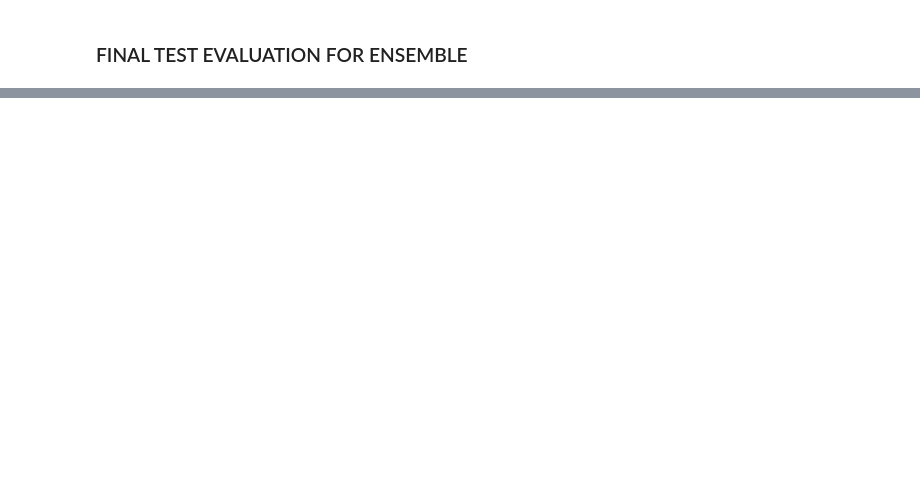
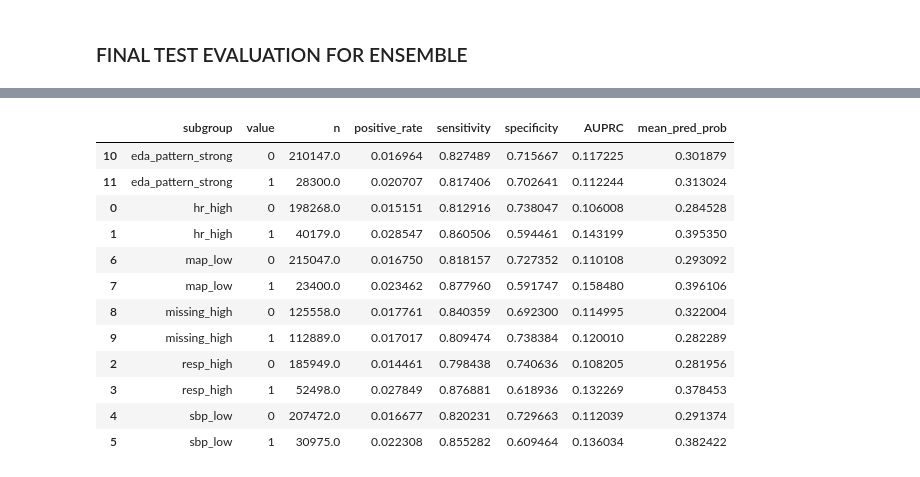
Before and after one commit to thuhieucn/Early-Sepsis-Prediction-in-Intensive-Care-Units, a Jupyter notebook: lstm-model-ensemble.ipynb, the cells around one changed output, grey strips where cells are left out. Drawn from its saved outputs; the diff is of its cells as text; code cells hidden in the pictures; blank space fills up the shorter version.

```diff
--- a/lstm-model-ensemble.ipynb
+++ b/lstm-model-ensemble.ipynb
@@ -687,0 +1420,4 @@ weighted avg     0.9317    0.7816    0.8323     45552
+# %%
+# Fixed missingness cutoff from TRAIN
+missing_cutoff = meta_train['raw_missing_rate_window'].median()
+print("missing_cutoff from train =", missing_cutoff)
@@ -687,0 +1572,10 @@ weighted avg     0.9317    0.7816    0.8323     45552
+# %%
+from sklearn.metrics import confusion_matrix
+
+tn, fp, fn, tp = confusion_matrix(
+    df_test_analysis['y_true'],
+    df_test_analysis['y_pred'],
+    labels=[0, 1]
+).ravel()
+
+print("TN, FP, FN, TP =", tn, fp, fn, tp)
@@ -687,0 +1968,73 @@ weighted avg     0.9317    0.7816    0.8323     45552
+# %%
+from sklearn.metrics import average_precision_score
+
+def compute_metrics(df):
+    y_true = df['y_true']
+    y_pred = df['y_pred']
+    y_prob = df['y_prob']
+
+    tp = ((y_true == 1) & (y_pred == 1)).sum()
+    fn = ((y_true == 1) & (y_pred == 0)).sum()
+    tn = ((y_true == 0) & (y_pred == 0)).sum()
+    fp = ((y_true == 0) & (y_pred == 1)).sum()
+
+    sensitivity = tp / (tp + fn) if (tp + fn) > 0 else np.nan
+    specificity = tn / (tn + fp) if (tn + fp) > 0 else np.nan
+
+    try:
+        auprc = average_precision_score(y_true, y_prob)
+    except:
+        auprc = np.nan
+
+    return pd.Series({
+        'n': len(df),
+        'positive_rate': y_true.mean(),
+        'sensitivity': sensitivity,
+        'specificity': specificity,
+        'AUPRC': auprc,
+        'mean_pred_prob': y_prob.mean()
+    })
+
+
+subgroups = [
+    'hr_high',
+    'resp_high',
+    'sbp_low',
+    'map_low',
+    'missing_high',
+    'eda_pattern_strong'
+]
+
+rows = []
+
+for sg in subgroups:
+    for val in [0, 1]:
+        df_sub = df_test_analysis[df_test_analysis[sg] == val]
+
+        metrics = compute_metrics(df_sub)
+        metrics['subgroup'] = sg
+        metrics['value'] = val
+
+        rows.append(metrics)
+
+df_subgroup_table = pd.DataFrame(rows)
+
+df_subgroup_table = df_subgroup_table[
+    ['subgroup', 'value', 'n', 'positive_rate', 'sensitivity', 'specificity', 'AUPRC', 'mean_pred_prob']
+].sort_values(['subgroup', 'value'])
+
+display(df_subgroup_table)
+# %% [output]
+|  | subgroup | value | n | positive_rate | sensitivity | specificity | AUPRC | mean_pred_prob |
+| 10 | eda_pattern_strong | 0 | 210147.0 | 0.016964 | 0.827489 | 0.715667 | 0.117225 | 0.301879 |
+| 11 | eda_pattern_strong | 1 | 28300.0 | 0.020707 | 0.817406 | 0.702641 | 0.112244 | 0.313024 |
+| 0 | hr_high | 0 | 198268.0 | 0.015151 | 0.812916 | 0.738047 | 0.106008 | 0.284528 |
+| 1 | hr_high | 1 | 40179.0 | 0.028547 | 0.860506 | 0.594461 | 0.143199 | 0.395350 |
+| 6 | map_low | 0 | 215047.0 | 0.016750 | 0.818157 | 0.727352 | 0.110108 | 0.293092 |
+| 7 | map_low | 1 | 23400.0 | 0.023462 | 0.877960 | 0.591747 | 0.158480 | 0.396106 |
+| 8 | missing_high | 0 | 125558.0 | 0.017761 | 0.840359 | 0.692300 | 0.114995 | 0.322004 |
+| 9 | missing_high | 1 | 112889.0 | 0.017017 | 0.809474 | 0.738384 | 0.120010 | 0.282289 |
+| 2 | resp_high | 0 | 185949.0 | 0.014461 | 0.798438 | 0.740636 | 0.108205 | 0.281956 |
+| 3 | resp_high | 1 | 52498.0 | 0.027849 | 0.876881 | 0.618936 | 0.132269 | 0.378453 |
+| 4 | sbp_low | 0 | 207472.0 | 0.016677 | 0.820231 | 0.729663 | 0.112039 | 0.291374 |
+| 5 | sbp_low | 1 | 30975.0 | 0.022308 | 0.855282 | 0.609464 | 0.136034 | 0.382422 |
```
Also changed, not shown: parts of 60 cells of this notebook.
